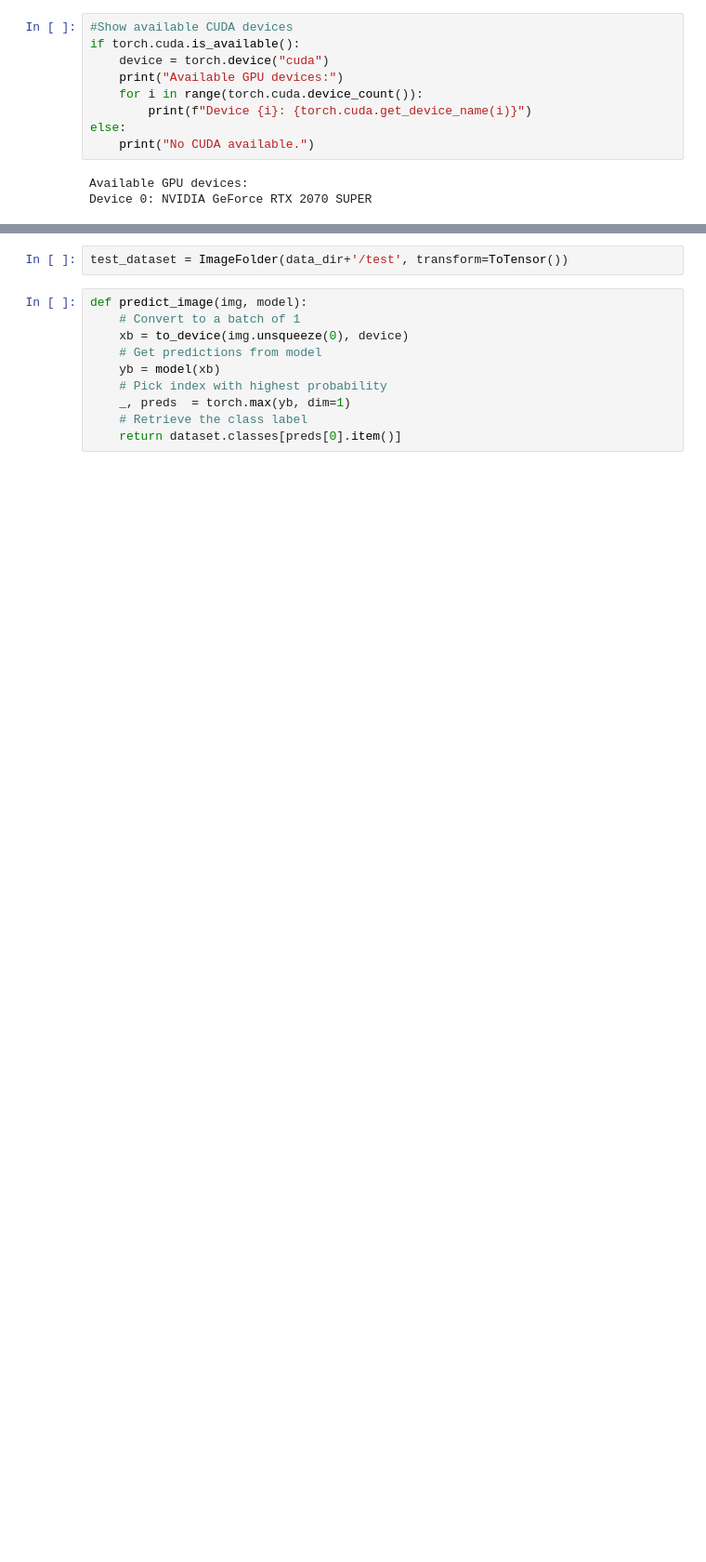
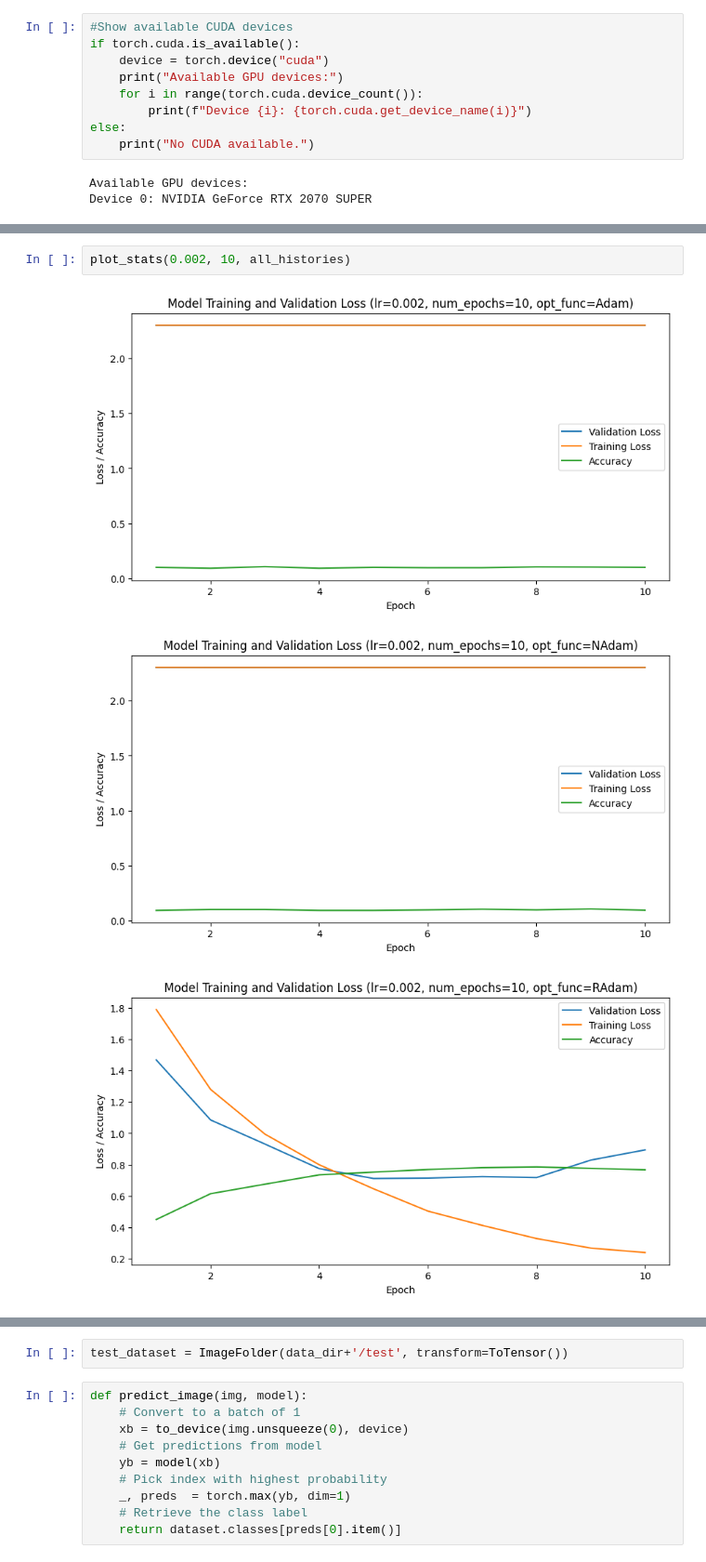
Before and after one commit to flexer89/pytorch-cnn, a Jupyter notebook: pytorch-cnn-2.ipynb, the cells around one changed output, grey strips where cells are left out. Shown at 93% size. Drawn from its saved outputs; the diff is of its cells as text; blank space fills up the shorter version.

```diff
--- a/pytorch-cnn-2.ipynb
+++ b/pytorch-cnn-2.ipynb
@@ -351,0 +480,6 @@ plot_losses(history)
+# %%
+plot_stats(0.002, 10, all_histories)
+# %% [output]
+[figure, added]
+[figure, added]
+[figure, added]
```
Also changed, not shown: parts of 35 cells of this notebook, 57 other files.
